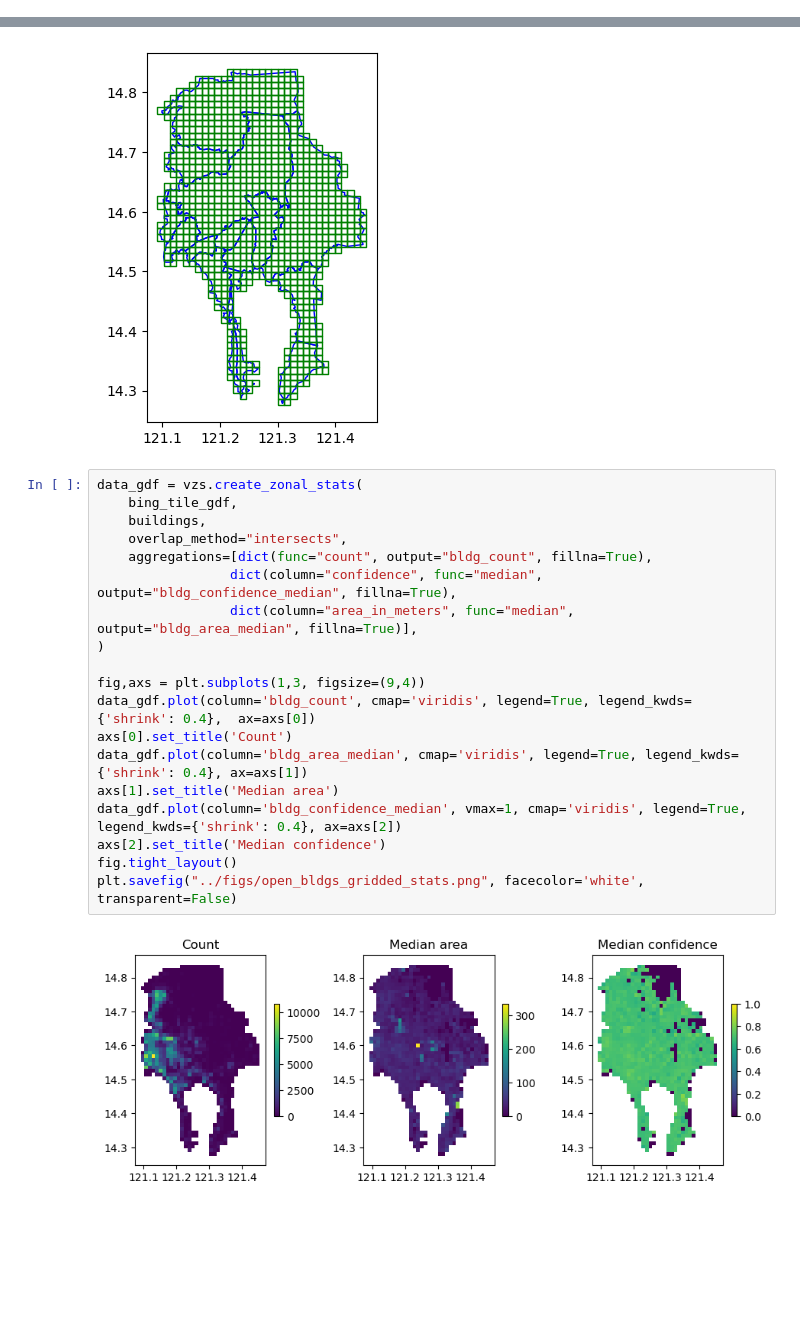
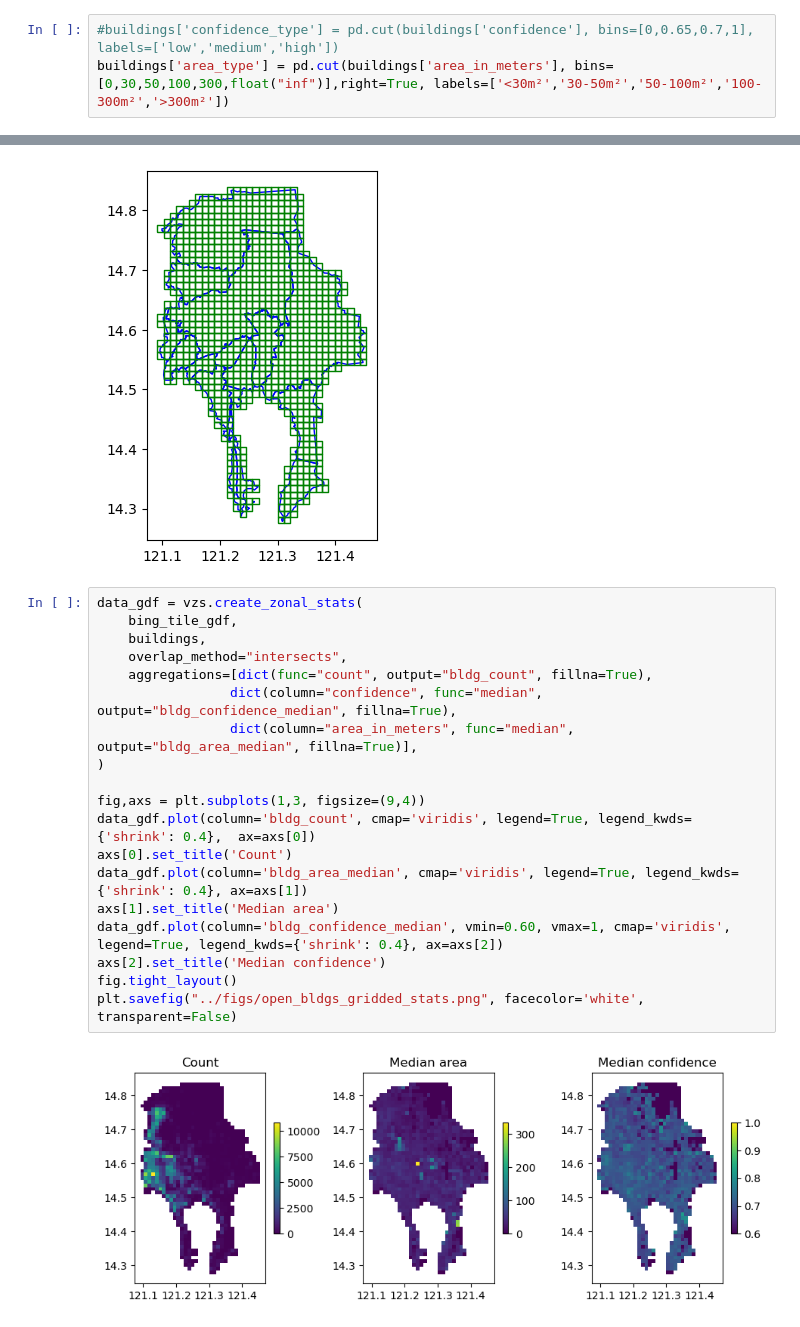
Before and after one commit to jcacperalta/explore-open-buildings, a Jupyter notebook: notebooks/explore_buildings.ipynb, the cells around one changed output, grey strips where cells are left out. Saved outputs shown, nothing was run; the diff lists cells and outputs as text; blank space fills up the shorter version.

```diff
--- a/notebooks/explore_buildings.ipynb
+++ b/notebooks/explore_buildings.ipynb
@@ -138,3 +141,6 @@ plt.xlabel("Building area")
 plt.savefig("../figs/open_bldgs_area_hist.png", facecolor='white', transparent=False)
 # %% [output]
 [figure]
+# %%
+#buildings['confidence_type'] = pd.cut(buildings['confidence'], bins=[0,0.65,0.7,1], labels=['low','medium','high'])
+buildings['area_type'] = pd.cut(buildings['area_in_meters'], bins=[0,30,50,100,300,float("inf")],right=True, labels=['<30m²','30-50m²','50-100m²','100-300m²','>300m²'])
@@ -154,21 +168,21 @@ ax = bing_tile_gdf.plot(ax=ax, facecolor="none", edgecolor="green")
 # %%
 data_gdf = vzs.create_zonal_stats(
     bing_tile_gdf,
     buildings,
     overlap_method="intersects",
     aggregations=[dict(func="count", output="bldg_count", fillna=True),
                  dict(column="confidence", func="median", output="bldg_confidence_median", fillna=True),
                  dict(column="area_in_meters", func="median", output="bldg_area_median", fillna=True)],
 )
 
 fig,axs = plt.subplots(1,3, figsize=(9,4))
 data_gdf.plot(column='bldg_count', cmap='viridis', legend=True, legend_kwds={'shrink': 0.4},  ax=axs[0])
 axs[0].set_title('Count')
 data_gdf.plot(column='bldg_area_median', cmap='viridis', legend=True, legend_kwds={'shrink': 0.4}, ax=axs[1])
 axs[1].set_title('Median area')
-data_gdf.plot(column='bldg_confidence_median', vmax=1, cmap='viridis', legend=True, legend_kwds={'shrink': 0.4}, ax=axs[2])
+data_gdf.plot(column='bldg_confidence_median', vmin=0.60, vmax=1, cmap='viridis', legend=True, legend_kwds={'shrink': 0.4}, ax=axs[2])
 axs[2].set_title('Median confidence')
 fig.tight_layout()
 plt.savefig("../figs/open_bldgs_gridded_stats.png", facecolor='white', transparent=False)
 # %% [output]
-[figure, old version]
+[figure, new version]
```
Also changed, not shown: parts of 4 cells of this notebook, 6 other files.
